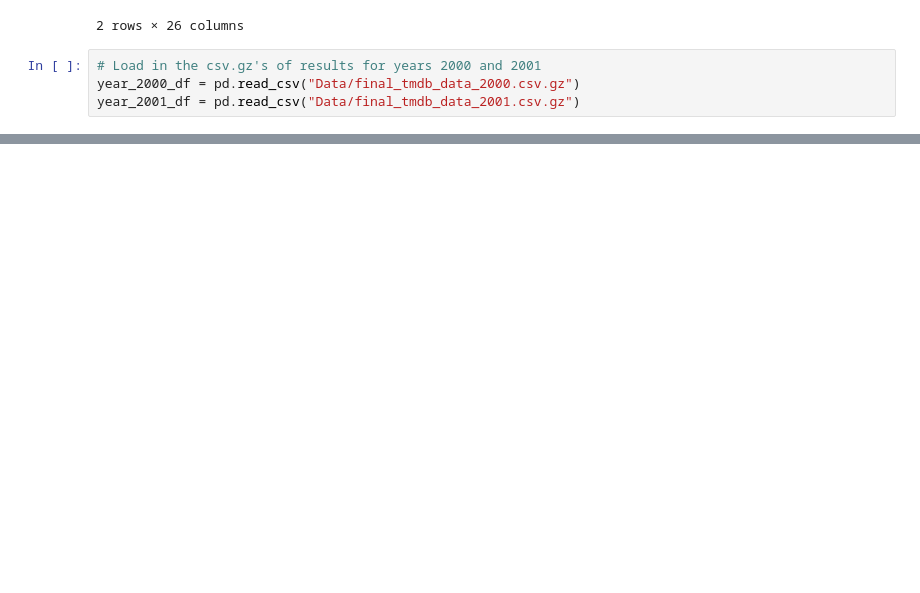
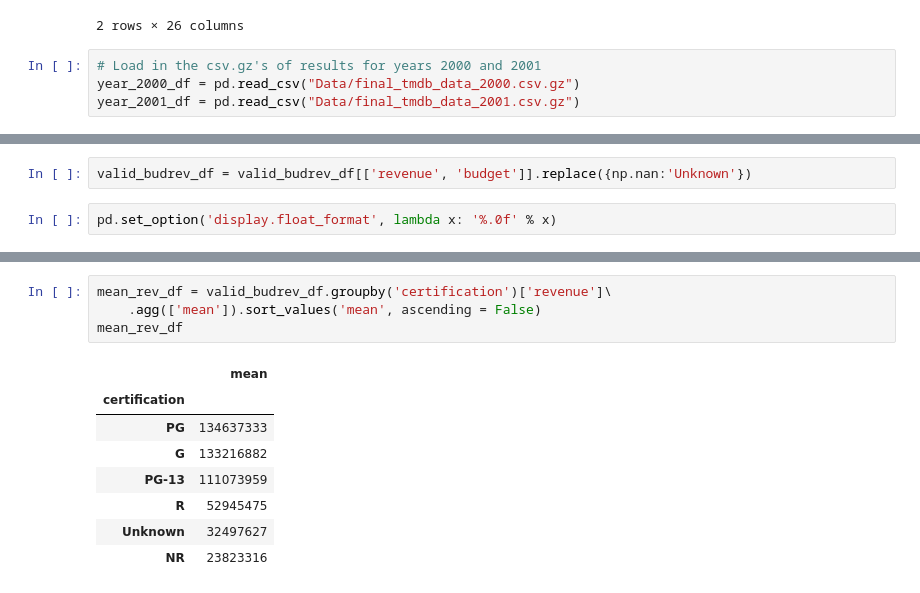
Before and after one commit to tschelli/Data-Enrichment-Project-3, a Jupyter notebook: Untitled.ipynb, the cells around one changed output, grey strips where cells are left out. Drawn from its saved outputs; the diff is of its cells as text; blank space fills up the shorter version.

```diff
--- a/Untitled.ipynb
+++ b/Untitled.ipynb
@@ -175,0 +202,4 @@ year_2000_2001_df
+# %%
+valid_budrev_df = valid_budrev_df[['revenue', 'budget']].replace({np.nan:'Unknown'})
+# %%
+pd.set_option('display.float_format', lambda x: '%.0f' % x)
@@ -175,0 +217,13 @@ year_2000_2001_df
+# %%
+mean_rev_df = valid_budrev_df.groupby('certification')['revenue']\
+    .agg(['mean']).sort_values('mean', ascending = False)
+mean_rev_df
+# %% [output]
+|  | mean |
+| certification |  |
+| PG | 134637333 |
+| G | 133216882 |
+| PG-13 | 111073959 |
+| R | 52945475 |
+| Unknown | 32497627 |
+| NR | 23823316 |
```
Also changed, not shown: parts of 5 cells of this notebook, 2 other files.
